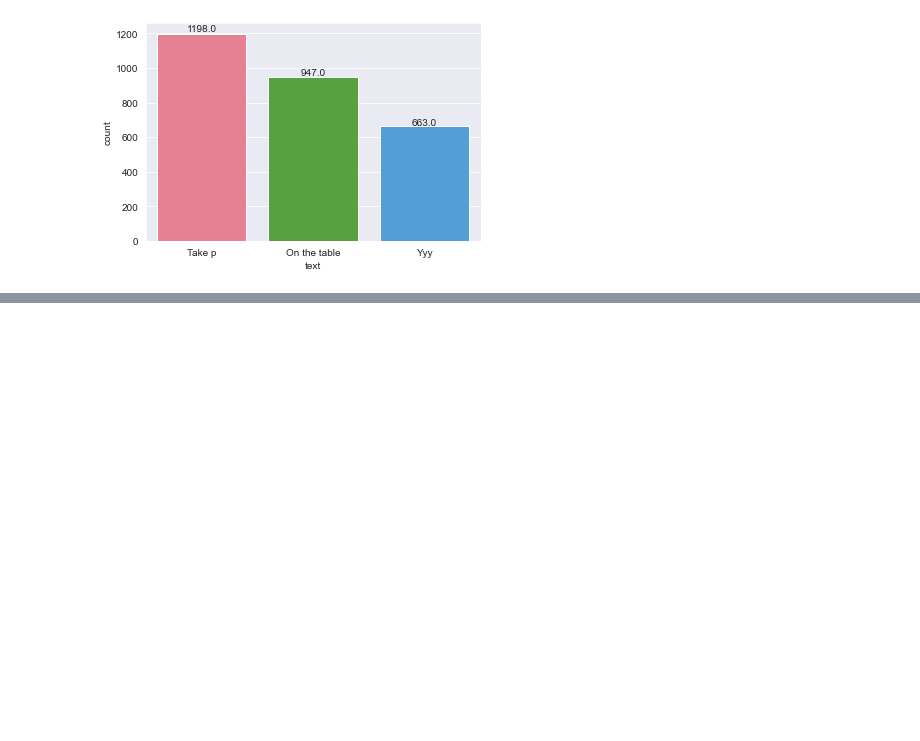
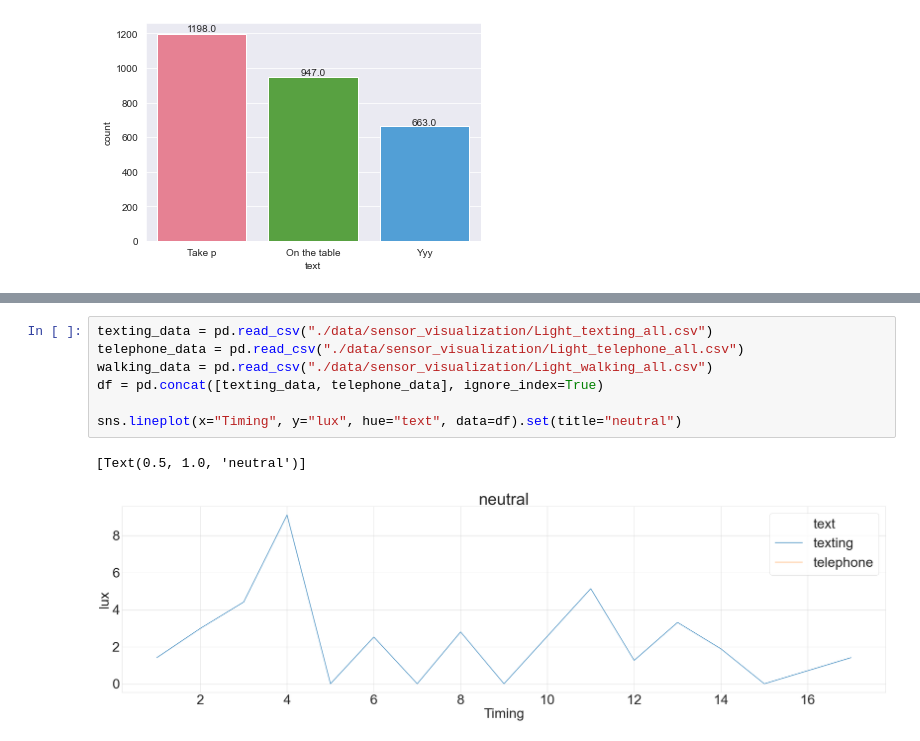
Before and after one commit to AmerAltizini/Distracted_Pedestrians, a Jupyter notebook: Sensor Visualization.ipynb, the cells around one changed output, grey strips where cells are left out. Drawn from its saved outputs; the diff is of its cells as text; blank space fills up the shorter version.

```diff
--- a/Sensor Visualization.ipynb
+++ b/Sensor Visualization.ipynb
@@ -40,0 +105,10 @@ show_values(ax)
+# %%
+texting_data = pd.read_csv("./data/sensor_visualization/Light_texting_all.csv")
+telephone_data = pd.read_csv("./data/sensor_visualization/Light_telephone_all.csv")
+walking_data = pd.read_csv("./data/sensor_visualization/Light_walking_all.csv")
+df = pd.concat([texting_data, telephone_data], ignore_index=True)
+
+sns.lineplot(x="Timing", y="lux", hue="text", data=df).set(title="neutral")
+# %% [output]
+[Text(0.5, 1.0, 'neutral')]
+[figure, added]
```
Also changed, not shown: parts of 3 cells of this notebook, 1 other file.
